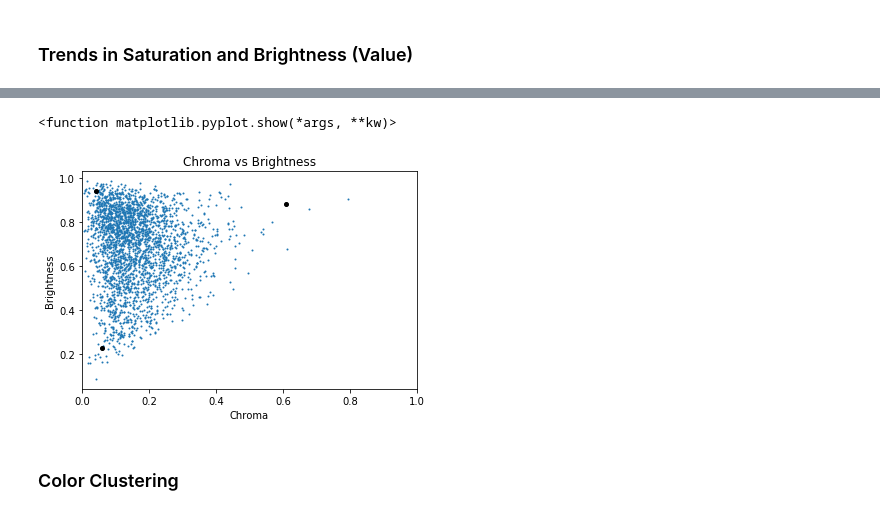
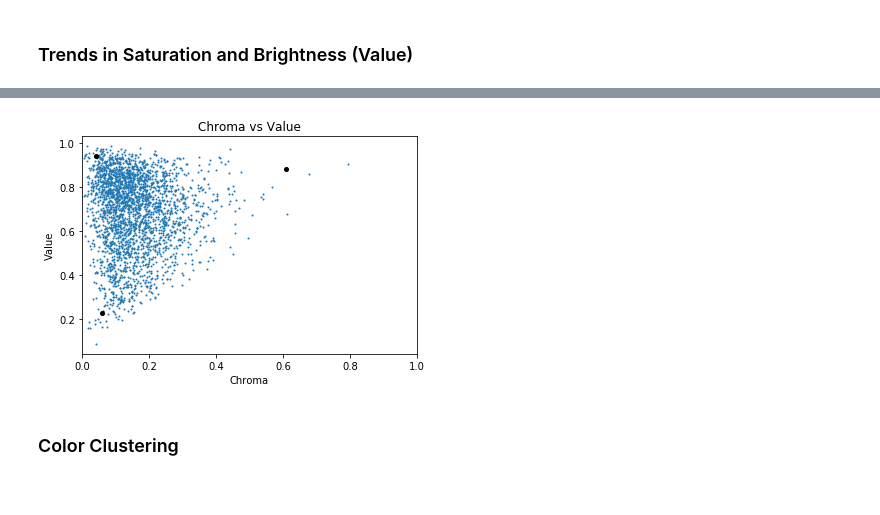
Before and after one commit to profnote/ColorHarmony, a Jupyter notebook: ColorSchemeAnalysis.ipynb, the cells around one changed output, grey strips where cells are left out. Drawn from its saved outputs; the diff is of its cells as text; code cells hidden in the pictures.

```diff
--- a/ColorSchemeAnalysis.ipynb
+++ b/ColorSchemeAnalysis.ipynb
@@ -51,11 +54,10 @@ for i in range(9) :
 # %%
 # transform images from rgb into hsv
 hsv_imgs = []
-for img in imgs
+processed = 0
+for img in imgs:
     hsv_img = rgb_to_hsv(img/255) #HSV values range = [0,1]
     hsv_imgs.append(hsv_img)
     processed += 1
     if processed % 500 == 0:
         print("processed", processed, "images")
-
-hsv_imgs = np.array(hsv_imgs)
@@ -62,5 +70,6 @@ hsv_imgs = np.array(hsv_imgs)
 # %%
-# Get average saturation and brightness of each image
+# Get average saturation and Value of each image
+hsv_imgs = np.array(hsv_imgs)
 saturation = np.mean(hsv_imgs[:,:,:,1], axis=(1,2))
-brightness = np.mean(hsv_imgs[:,:,:,2], axis=(1,2))
+Value = np.mean(hsv_imgs[:,:,:,2], axis=(1,2))
 chroma = np.mean(hsv_imgs[:,:,:,1]*hsv_imgs[:,:,:,2], axis=(1,2))
@@ -92,16 +86,15 @@ plt.show
 # %%
 # Plot scatter plot - chroma
-eg = [333, 493, 1400]
-plt.plot(chroma, brightness, marker='o', markersize=1, linewidth=0)
-plt.plot(chroma[eg], brightness[eg], marker='o', markersize=4, linewidth=0, color='black')
-plt.title('Chroma vs Brightness')
+eg = [333, 493, 1400] #example illust
+plt.plot(chroma, Value, marker='o', markersize=1, linewidth=0)
+plt.plot(chroma[eg], Value[eg], marker='o', markersize=4, linewidth=0, color='black')
+plt.title('Chroma vs Value')
 plt.xlabel('Chroma')
 plt.xlim(0,1)
-plt.ylabel('Brightness')
-plt.show
+plt.ylabel('Value')
+plt.show()
 # %% [output]
-<function matplotlib.pyplot.show(*args, **kw)>
-[figure, old version]
+[figure, new version]
 # %% [markdown]
 ### Color Clustering
 # %% [markdown]
```
Also changed, not shown: parts of 33 cells of this notebook, 2 other files.
